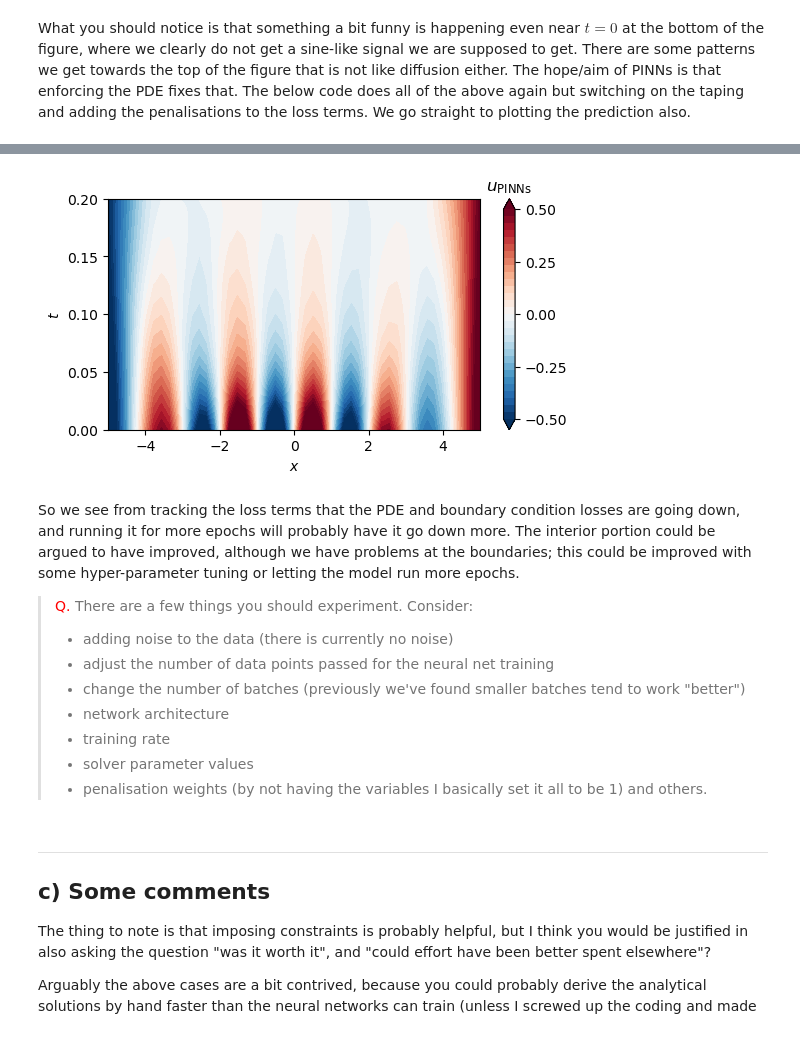
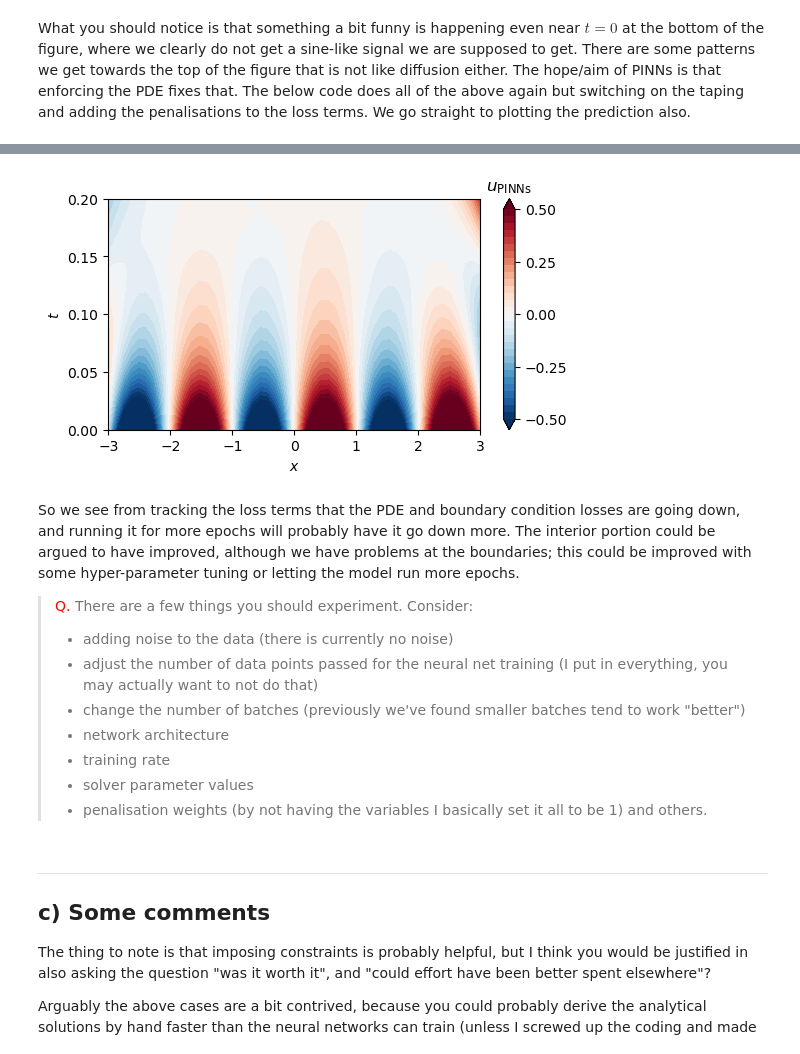
Before and after one commit to jonassterud/OCES5303_ML, a Jupyter notebook: rendered/09_PINNs.ipynb, the cells around one changed output, grey strips where cells are left out. Drawn from its saved outputs; the diff is of its cells as text; code cells hidden in the pictures.

```diff
--- a/rendered/09_PINNs.ipynb
+++ b/rendered/09_PINNs.ipynb
@@ -361,7 +362,7 @@ def u(x, t):
 
 pts = 200
 ts = np.linspace(0.2, 0, pts)
-xs = np.linspace(-5, 5, pts)
+xs = np.linspace(-3, 3, pts)
 
 X, T = np.meshgrid(xs, ts)
 U = u(X, T)
@@ -460,26 +461,26 @@ However when I am in evaluation rather than training mode, I still evaluate how
 torch.manual_seed(1234)
 model_MLP = Net(indim=2, outdim=1).to(device)
 
-num_epochs = 500
+num_epochs = 300
 optimizer = torch.optim.Adam(model_MLP.parameters(), lr=0.001)
 mse_loss = nn.MSELoss()
 
 for epoch in range(num_epochs):
-    for batch_in, batch_out in train_dataloader:
+    for X_batch, Y_batch in train_dataloader:
         # batch_in = torch.autograd.Variable(batch_in, requires_grad=True).to(device)
-        batch_in = batch_in.to(device)
-        bactch_out = batch_out.to(device)
+        X_batch = X_batch.to(device)
+        Y_batch = Y_batch.to(device)
         model_MLP.train()
         optimizer.zero_grad()
-        J_train = mse_loss(model_MLP(batch_in), batch_out)
+        J_train = mse_loss(model_MLP(X_batch), Y_batch)
         # J_train += phys_loss(batch_in, model_PINNs(batch_in))
         # J_train += mse_loss(model_PINNs(train_in_bd), train_out_bd)
         J_train.backward()
         optimizer.step()
     model_MLP.eval()
-    J_base = mse_loss(model_MLP(train_in), train_out)
-    J_phys = phys_loss(train_in, model_MLP(train_in))
-    J_bdry = mse_loss(model_MLP(train_in_bd), train_out_bd)
+    J_base = mse_loss(model_MLP(X_train), Y_train)
+    J_phys = phys_loss(X_train, model_MLP(X_train))
+    J_bdry = mse_loss(model_MLP(X_train_bd), Y_train_bd)
     # J_loss = base + phys + bdry
 
     if (epoch + 1) % 10 == 0:
@@ -517,7 +518,7 @@ def u_model(xs, ts):
 
 pts = 50
 ts = torch.linspace(0.2, 0, pts)
-xs = torch.linspace(-5, 5, pts)
+xs = torch.linspace(-3, 3, pts)
 X, T = torch.meshgrid(xs, ts, indexing="ij")
 X = X.T
 T = T.T
@@ -545,28 +546,28 @@ What you should notice is that something a bit funny is happening even near $t=0
 torch.manual_seed(1234)
 model_PINNs = Net(indim=2, outdim=1).to(device)
 
-num_epochs = 500
+num_epochs = 300
 optimizer = torch.optim.Adam(model_PINNs.parameters(), lr=0.001)
 mse_loss = nn.MSELoss()
 
 for epoch in range(num_epochs):
-    for batch_in, batch_out in train_dataloader:
-        batch_in = torch.autograd.Variable(batch_in, requires_grad=True).to(device)
-        bactch_out = batch_out.to(device)
+    for X_batch, Y_batch in train_dataloader:
+        X_batch = torch.autograd.Variable(X_batch, requires_grad=True).to(device)
+        Y_bactch = Y_batch.to(device)
         model_PINNs.train()
         optimizer.zero_grad()
-        J_train = mse_loss(model_PINNs(batch_in), batch_out)
-        J_train += phys_loss(batch_in, model_PINNs(batch_in))
-        J_train += mse_loss(model_PINNs(train_in_bd), train_out_bd)
+        J_train = mse_loss(model_PINNs(X_batch), Y_batch)
+        J_train += phys_loss(X_batch, model_PINNs(X_batch))
+        J_train += mse_loss(model_PINNs(X_train_bd), Y_train_bd)
         J_train.backward()
         optimizer.step()
     model_PINNs.eval()
-    J_base = mse_loss(model_PINNs(train_in), train_out)
-    J_phys = phys_loss(train_in, model_PINNs(train_in))
-    J_bdry = mse_loss(model_PINNs(train_in_bd), train_out_bd)
+    J_base = mse_loss(model_PINNs(X_train), Y_train)
+    J_phys = phys_loss(X_train, model_PINNs(X_train))
+    J_bdry = mse_loss(model_PINNs(X_train_bd), Y_train_bd)
     J_loss = J_base + J_phys + J_bdry
 
     if (epoch + 1) % 10 == 0:
-        print(f"Epoch: {epoch+1} | " +
+        print(f"Epoch: {epoch+1}/{num_epochs} | " +
               f"Loss: {J_loss:.6f} = {J_base:.6f} + {J_phys:6f} + {J_bdry:.6f}")
 # %% [output]
@@ -590,37 +591,37 @@ Epoch: 500 | Loss: 0.205656 = 0.026637 + 0.051793 + 0.127225
 # %%
 def u_model_PINNs(xs, ts):
     pts = torch.tensor(np.array([[x, t] for x, t in zip(xs, ts)]),
                        dtype=torch.float32).to(device)
     return model_PINNs(pts)
 
 pts = 50
 ts = torch.linspace(0.2, 0, pts)
-xs = torch.linspace(-5, 5, pts)
+xs = torch.linspace(-3, 3, pts)
 X, T = torch.meshgrid(xs, ts, indexing="ij")
 X = X.T
 T = T.T
 
 img = []
 for x, t in zip(X, T):
     img.append(u_model_PINNs(x, t).detach().cpu().numpy().tolist())
 
 fig = plt.figure(figsize=(6, 3))
 ax = plt.axes()
 cs = ax.contourf(xs, ts, img, cmap="RdBu_r",
                  levels=np.linspace(-0.5, 0.5, 31), extend="both")
 ax.set_xlabel(r"$x$")
 ax.set_ylabel(r"$t$")
 cax = plt.colorbar(cs)
 cax.ax.set_yticks([-0.5, -0.25, 0, 0.25, 0.5])
 cax.ax.set_title(r"$u_{\rm PINNs}$");
 # %% [output]
-[figure, old version]
+[figure, new version]
 # %% [markdown]
 So we see from tracking the loss terms that the PDE and boundary condition losses are going down, and running it for more epochs will probably have it go down more. The interior portion could be argued to have improved, although we have problems at the boundaries; this could be improved with some hyper-parameter tuning or letting the model run more epochs.
 
 > <span style="color:red">Q.</span> There are a few things you should experiment. Consider:
 > * adding noise to the data (there is currently no noise)
-> * adjust the number of data points passed for the neural net training
+> * adjust the number of data points passed for the neural net training (I put in everything, you may actually want to not do that)
 > * change the number of batches (previously we've found smaller batches tend to work "better")
 > * network architecture
 > * training rate
```
Also changed, not shown: parts of 8 cells of this notebook, 1 other file.
